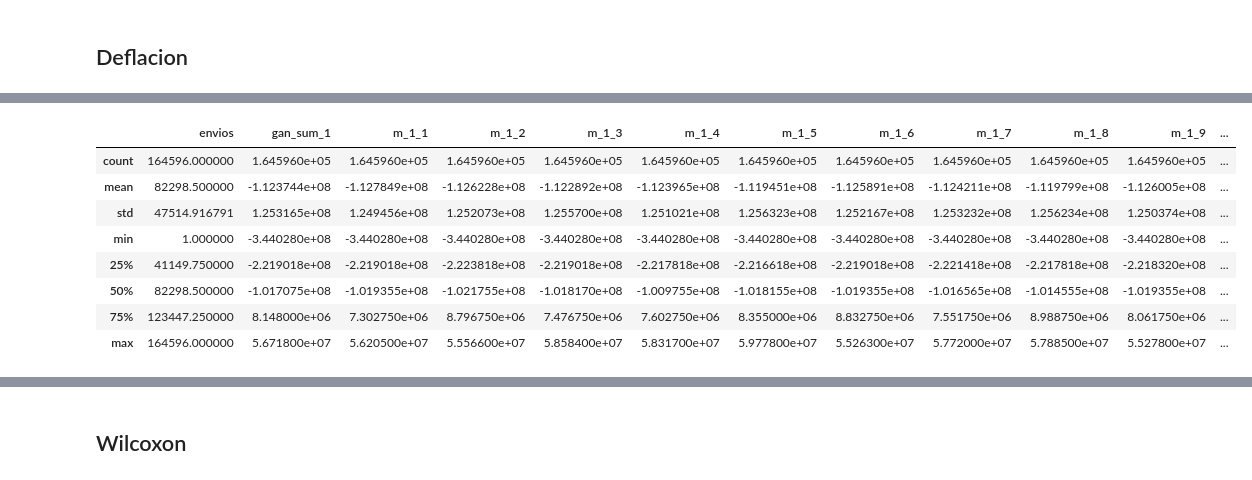
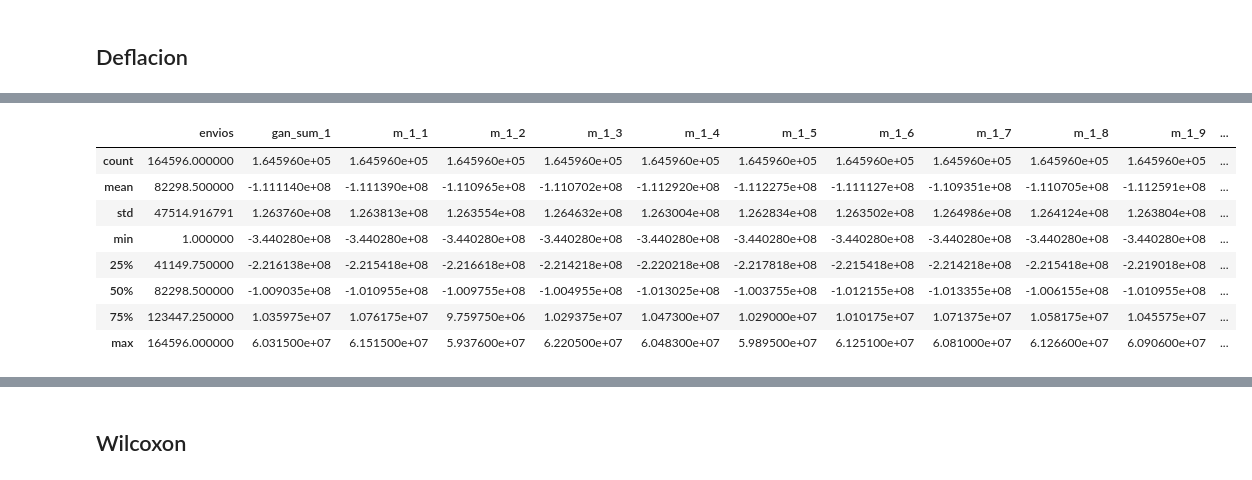
Before and after one commit to luviolap/dm2024c, a Jupyter notebook: src/workflows-analysis/workflows_analysis.ipynb, the cells around one changed output, grey strips where cells are left out. Saved outputs shown, nothing was run; the diff lists cells and outputs as text; code cells hidden in the pictures.

```diff
--- a/src/workflows-analysis/workflows_analysis.ipynb
+++ b/src/workflows-analysis/workflows_analysis.ipynb
@@ -313,14 +313,14 @@ Data columns (total 13 columns):
 dtypes: float64(12), int64(1)
 memory usage: 16.3 MB
 # %%
-rank_cero_fijo_df.describe()
+deflacion_df.describe()
 # %% [output]
 |  | envios | gan_sum_1 | m_1_1 | m_1_2 | m_1_3 | m_1_4 | m_1_5 | m_1_6 | m_1_7 | m_1_8 | m_1_9 | ... |
 | count | 164596.000000 | 1.645960e+05 | 1.645960e+05 | 1.645960e+05 | 1.645960e+05 | 1.645960e+05 | 1.645960e+05 | 1.645960e+05 | 1.645960e+05 | 1.645960e+05 | 1.645960e+05 | ... |
-| mean | 82298.500000 | -1.123744e+08 | -1.127849e+08 | -1.126228e+08 | -1.122892e+08 | -1.123965e+08 | -1.119451e+08 | -1.125891e+08 | -1.124211e+08 | -1.119799e+08 | -1.126005e+08 | ... |
-| std | 47514.916791 | 1.253165e+08 | 1.249456e+08 | 1.252073e+08 | 1.255700e+08 | 1.251021e+08 | 1.256323e+08 | 1.252167e+08 | 1.253232e+08 | 1.256234e+08 | 1.250374e+08 | ... |
+| mean | 82298.500000 | -1.111140e+08 | -1.111390e+08 | -1.110965e+08 | -1.110702e+08 | -1.112920e+08 | -1.112275e+08 | -1.111127e+08 | -1.109351e+08 | -1.110705e+08 | -1.112591e+08 | ... |
+| std | 47514.916791 | 1.263760e+08 | 1.263813e+08 | 1.263554e+08 | 1.264632e+08 | 1.263004e+08 | 1.262834e+08 | 1.263502e+08 | 1.264986e+08 | 1.264124e+08 | 1.263804e+08 | ... |
 | min | 1.000000 | -3.440280e+08 | -3.440280e+08 | -3.440280e+08 | -3.440280e+08 | -3.440280e+08 | -3.440280e+08 | -3.440280e+08 | -3.440280e+08 | -3.440280e+08 | -3.440280e+08 | ... |
-| 25% | 41149.750000 | -2.219018e+08 | -2.219018e+08 | -2.223818e+08 | -2.219018e+08 | -2.217818e+08 | -2.216618e+08 | -2.219018e+08 | -2.221418e+08 | -2.217818e+08 | -2.218320e+08 | ... |
-| 50% | 82298.500000 | -1.017075e+08 | -1.019355e+08 | -1.021755e+08 | -1.018170e+08 | -1.009755e+08 | -1.018155e+08 | -1.019355e+08 | -1.016565e+08 | -1.014555e+08 | -1.019355e+08 | ... |
-| 75% | 123447.250000 | 8.148000e+06 | 7.302750e+06 | 8.796750e+06 | 7.476750e+06 | 7.602750e+06 | 8.355000e+06 | 8.832750e+06 | 7.551750e+06 | 8.988750e+06 | 8.061750e+06 | ... |
-| max | 164596.000000 | 5.671800e+07 | 5.620500e+07 | 5.556600e+07 | 5.858400e+07 | 5.831700e+07 | 5.977800e+07 | 5.526300e+07 | 5.772000e+07 | 5.788500e+07 | 5.527800e+07 | ... |
+| 25% | 41149.750000 | -2.216138e+08 | -2.215418e+08 | -2.216618e+08 | -2.214218e+08 | -2.220218e+08 | -2.217818e+08 | -2.215418e+08 | -2.214218e+08 | -2.215418e+08 | -2.219018e+08 | ... |
+| 50% | 82298.500000 | -1.009035e+08 | -1.010955e+08 | -1.009755e+08 | -1.004955e+08 | -1.013025e+08 | -1.003755e+08 | -1.012155e+08 | -1.013355e+08 | -1.006155e+08 | -1.010955e+08 | ... |
+| 75% | 123447.250000 | 1.035975e+07 | 1.076175e+07 | 9.759750e+06 | 1.029375e+07 | 1.047300e+07 | 1.029000e+07 | 1.010175e+07 | 1.071375e+07 | 1.058175e+07 | 1.045575e+07 | ... |
+| max | 164596.000000 | 6.031500e+07 | 6.151500e+07 | 5.937600e+07 | 6.220500e+07 | 6.048300e+07 | 5.989500e+07 | 6.125100e+07 | 6.081000e+07 | 6.126600e+07 | 6.090600e+07 | ... |
```
Also changed, not shown: parts of 19 cells of this notebook.
